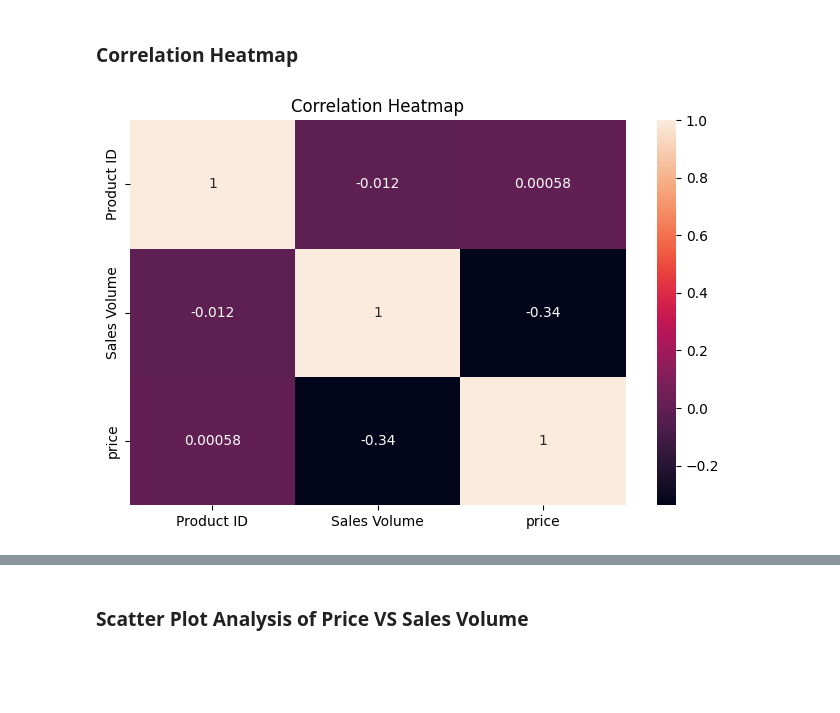
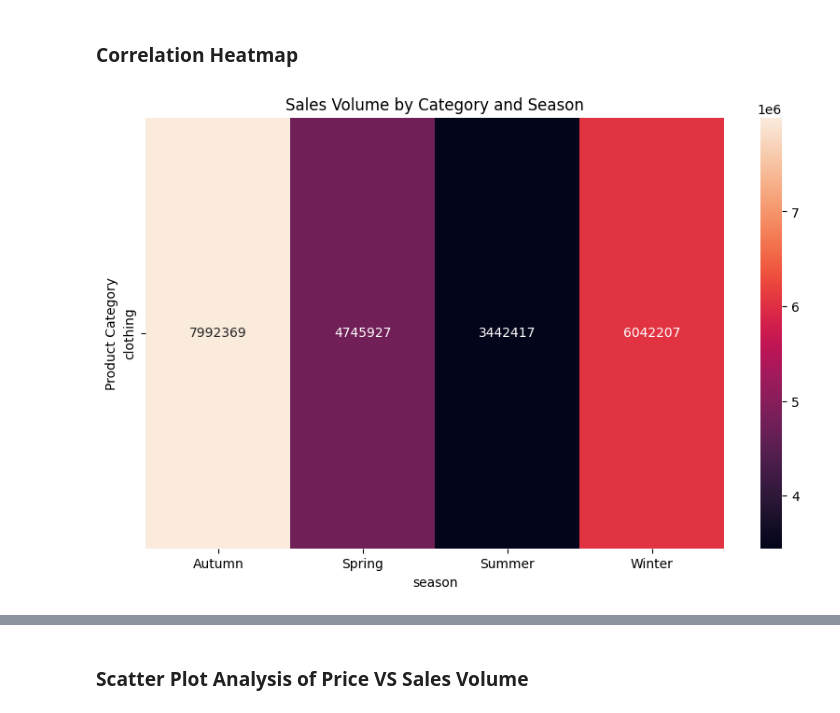
Before and after one commit to priyanshu70-prog/Zara-Sales-EDA, a Jupyter notebook: Zara_EDA.ipynb, the cells around one changed output, grey strips where cells are left out. Cells and saved outputs as stored; diff of their text form; code cells hidden in the pictures; blank space fills up the shorter version.

```diff
--- a/Zara_EDA.ipynb
+++ b/Zara_EDA.ipynb
@@ -10,7 +10,7 @@ import seaborn as sns
 # %% [markdown]
 ### Data Loading
 # %%
-df = pd.read_csv("../dataset/Zara_sales_EDA.csv", sep=';')
+df = pd.read_csv(r"C:\Zara_EDA_Project\dataset\Zara_sales_EDA.csv", sep=';')
 
 df.head()
 # %% [output]
@@ -226,14 +226,17 @@ plt.show()
 # %% [markdown]
 ### Correlation Heatmap
 # %%
-plt.figure(figsize=(8,5))
+sales_by_season = df.pivot_table(
+    values='Sales Volume',
+    index='Product Category',
+    columns='season',
+    aggfunc='sum'
+)
 
-numeric_df = df.select_dtypes(include='number')
+plt.figure(figsize=(10,6))
+sns.heatmap(sales_by_season, annot=True, fmt='.0f')
 
-sns.heatmap(numeric_df.corr(), annot=True)
-
-plt.title('Correlation Heatmap')
-
+plt.title('Sales Volume by Category and Season')
 plt.show()
 # %% [output]
-[figure, old version]
+[figure, new version]
```
Also changed, not shown: parts of 1 cell of this notebook.
